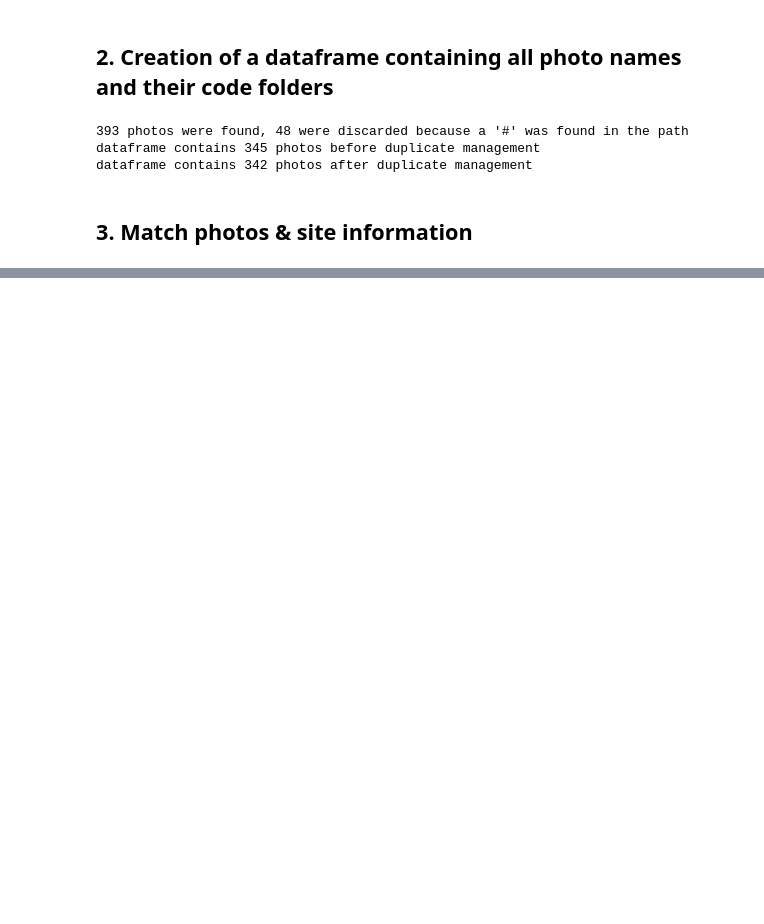
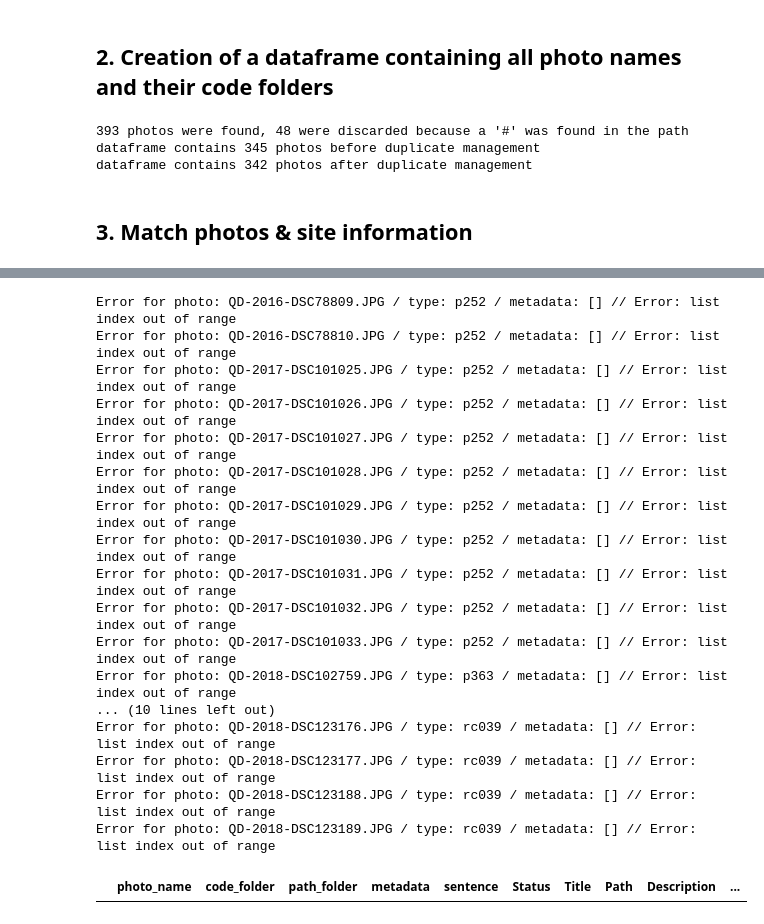
Before and after one commit to gbizel/nakala-archiving, a Jupyter notebook: archive.ipynb, the cells around one changed output, grey strips where cells are left out. Saved outputs shown, nothing was run; the diff lists cells and outputs as text; code cells hidden in the pictures; blank space fills up the shorter version.

```diff
--- a/archive.ipynb
+++ b/archive.ipynb
@@ -268,0 +328,50 @@ photos_info.to_csv('photos_info.csv')
+# %%
+photos_info['Year'] = photos_info['photo_name'].apply(lambda x: x.split('.')[0].split('-')[1])
+# %%
+photos_info['Type'] = 'Image' #'http://purl.org/coar/resource_type/c_c513'
+# %%
+photos_info['License'] = 'CC-BY-NC-4.0'
+# %%
+def extract_keywords(row):
+
+    try:
+
+        list_keywords = [' '.join(list(reversed(row['Creator'].split(',')[0:2]))), # creator
+        row.metadata[0][6], # Region
+        row.metadata[0][5], # Location
+        row.metadata[0][2]  # Type
+                        ]
+
+        code_type = list(list(zip(*row.metadata))[0])
+
+        return list_keywords + code_type
+
+    except Exception as e:
+        print("Error for photo: {} / type: {} / metadata: {} // Error: {}".format(row.photo_name,
+                                                                                  row.code_folder,
+                                                                                  row.metadata,
+                                                                                  e)
+             )
+
+        return ['']*4
+# %%
+photos_info[photos_info.apply(lambda row: extract_keywords(row),axis=1).isna()]
+# %% [output]
+Error for photo: QD-2016-DSC78809.JPG / type: p252 / metadata: [] // Error: list index out of range
+Error for photo: QD-2016-DSC78810.JPG / type: p252 / metadata: [] // Error: list index out of range
+Error for photo: QD-2017-DSC101025.JPG / type: p252 / metadata: [] // Error: list index out of range
+Error for photo: QD-2017-DSC101026.JPG / type: p252 / metadata: [] // Error: list index out of range
+Error for photo: QD-2017-DSC101027.JPG / type: p252 / metadata: [] // Error: list index out of range
+Error for photo: QD-2017-DSC101028.JPG / type: p252 / metadata: [] // Error: list index out of range
+Error for photo: QD-2017-DSC101029.JPG / type: p252 / metadata: [] // Error: list index out of range
+Error for photo: QD-2017-DSC101030.JPG / type: p252 / metadata: [] // Error: list index out of range
+Error for photo: QD-2017-DSC101031.JPG / type: p252 / metadata: [] // Error: list index out of range
+Error for photo: QD-2017-DSC101032.JPG / type: p252 / metadata: [] // Error: list index out of range
+Error for photo: QD-2017-DSC101033.JPG / type: p252 / metadata: [] // Error: list index out of range
+Error for photo: QD-2018-DSC102759.JPG / type: p363 / metadata: [] // Error: list index out of range
+... (10 lines left out)
+Error for photo: QD-2018-DSC123176.JPG / type: rc039 / metadata: [] // Error: list index out of range
+Error for photo: QD-2018-DSC123177.JPG / type: rc039 / metadata: [] // Error: list index out of range
+Error for photo: QD-2018-DSC123188.JPG / type: rc039 / metadata: [] // Error: list index out of range
+Error for photo: QD-2018-DSC123189.JPG / type: rc039 / metadata: [] // Error: list index out of range
+|  | photo_name | code_folder | path_folder | metadata | sentence | Status | Title | Path | Description | ... |
```
Also changed, not shown: parts of 41 cells of this notebook, 1 other file.
